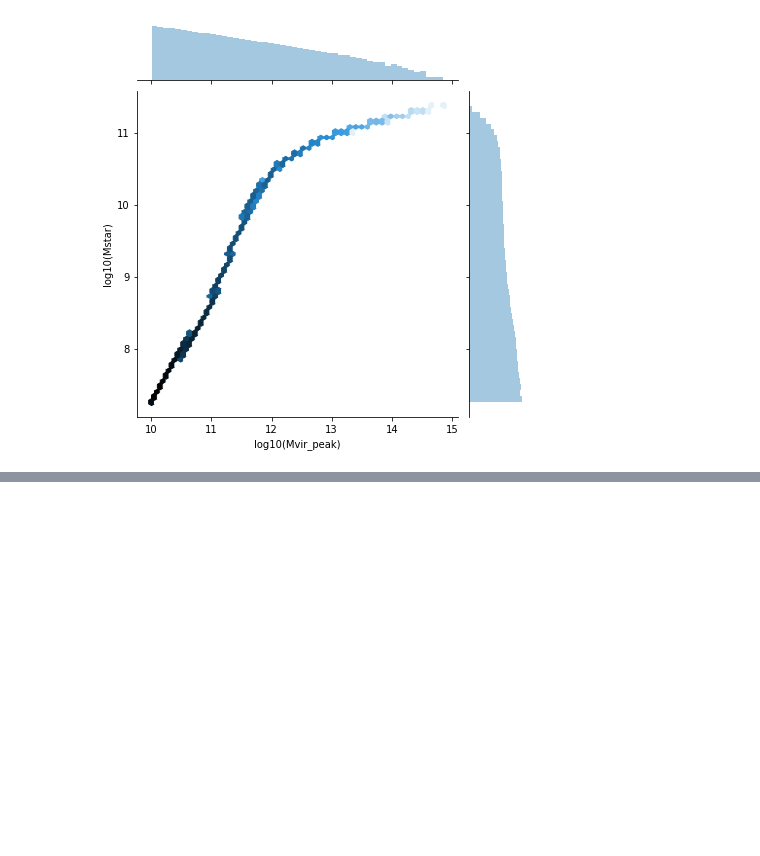
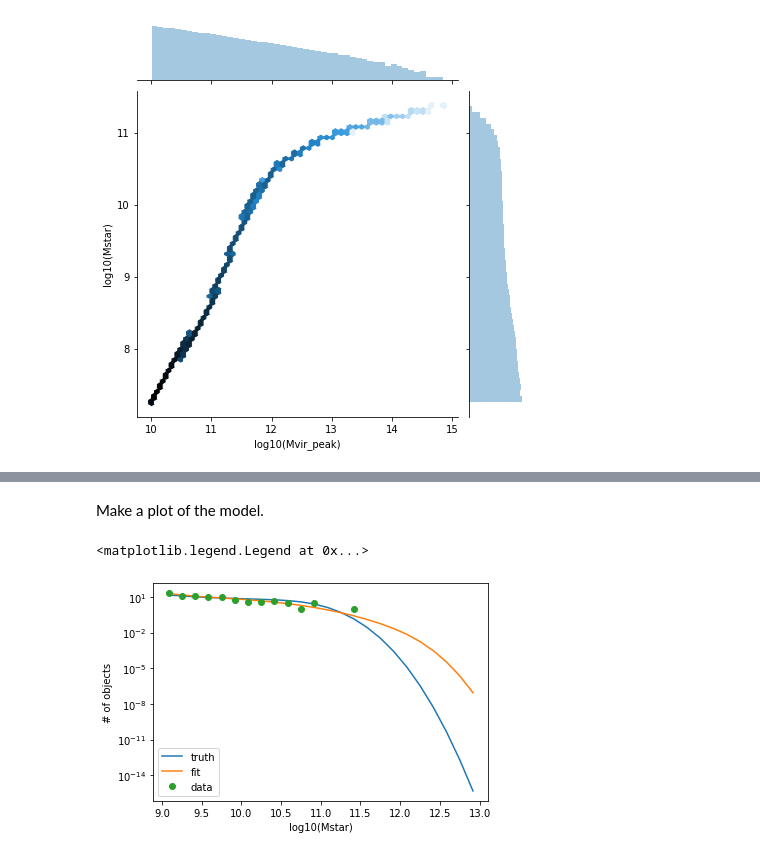
Before and after one commit to ArgonneCPAC/bnlhack19, a Jupyter notebook: notebooks/kernel_hist_end_to_end.ipynb, the cells around one changed output, grey strips where cells are left out. Saved outputs shown, nothing was run; the diff lists cells and outputs as text; code cells hidden in the pictures; blank space fills up the shorter version.

```diff
--- a/notebooks/kernel_hist_end_to_end.ipynb
+++ b/notebooks/kernel_hist_end_to_end.ipynb
@@ -212,14 +245,0 @@ plt.plot(locs, jac_h[:, 0])
-# %%
-bins = np.linspace(9, 13, 25)
-locs = bins[:-1] + (bins[1] - bins[0])/2
-
-def logprob_and_grad(params, log10mvir_peak, param_scales, h_meas, h_err):
-    p = params * param_scales
-    vals, jac = log10mstar_mpeak(log10mvir_peak, p, grad=True)
-    h_mod, jac_h = kernel_hist_with_derivs(
-        vals,
-        jac,
-        bins,
-        0.2)
-    chi = (h_meas - h_mod) / h_err
-    return -0.5 * np.sum(chi**2), -np.sum(chi * jac_h, axis=0)
@@ -227,0 +305,10 @@ h_err = np.sqrt(h)
+# %%
+m = Minuit.from_array_func(
+    data_ll.neglogprob,
+    DEFAULT_PARAMS,
+    error=np.abs(DEFAULT_PARAMS) * 0.01,
+    errordef=0.5,
+    print_level=0,
+    grad=data_ll.grad_neglogprob)
+
+m.get_param_states()
@@ -227,0 +356,17 @@ h_err = np.sqrt(h)
+# %% [markdown]
+Make a plot of the model.
+# %%
+params = np.array(m.values.values())
+h_fit, _ = run_kernel_hist(np.log10(data['mpeak']), params)
+
+plt.figure()
+plt.semilogy(LOCS, h/data.shape[0]*n_obs, label='truth')
+plt.semilogy(LOCS, h_fit/data.shape[0]*n_obs, label='fit')
+msk = h_meas > 0
+plt.semilogy(LOCS[msk], h_meas[msk], 'o', label='data')
+plt.xlabel('log10(Mstar)')
+plt.ylabel('# of objects')
+plt.legend(loc=3)
+# %% [output]
+<matplotlib.legend.Legend at 0x...>
+[figure, added]
```
Also changed, not shown: parts of 30 cells of this notebook.
